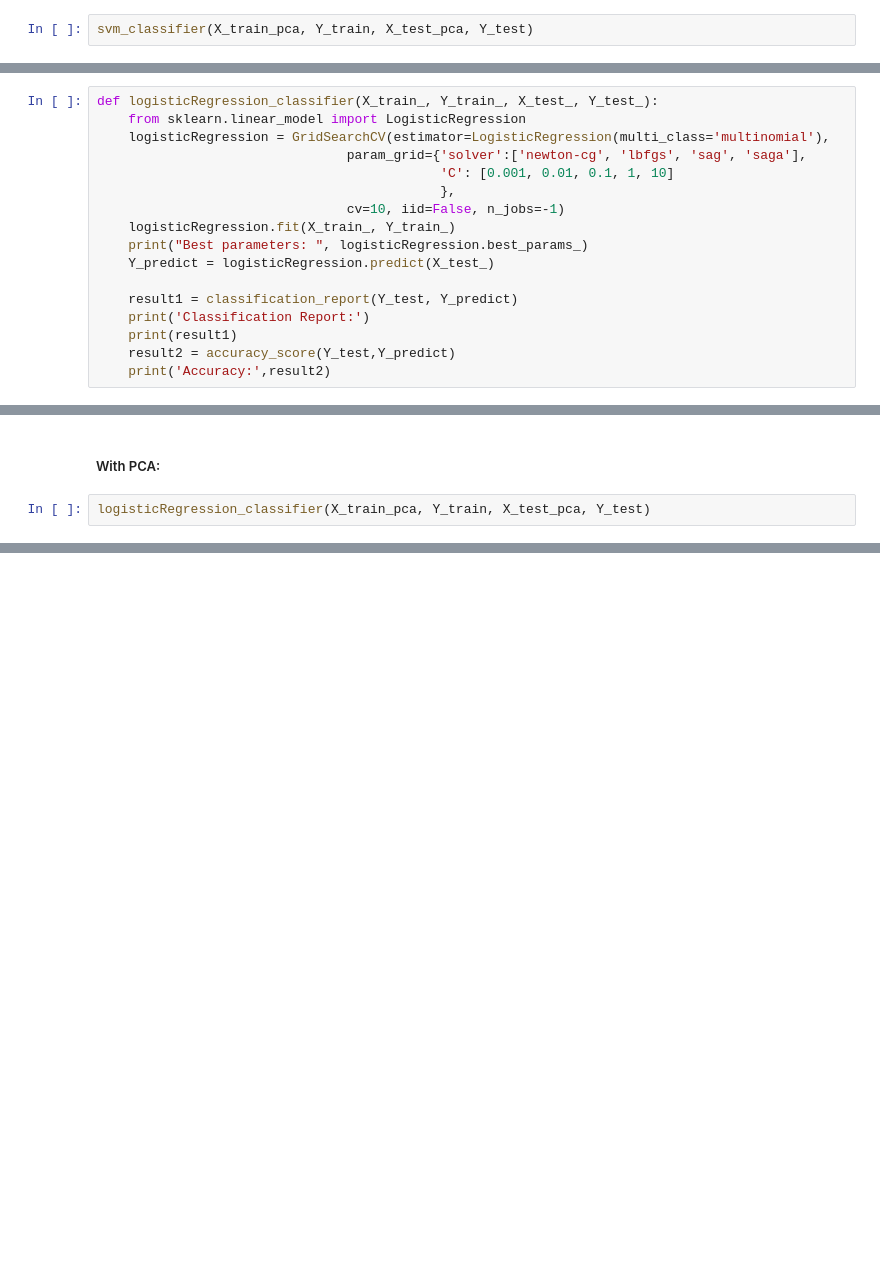
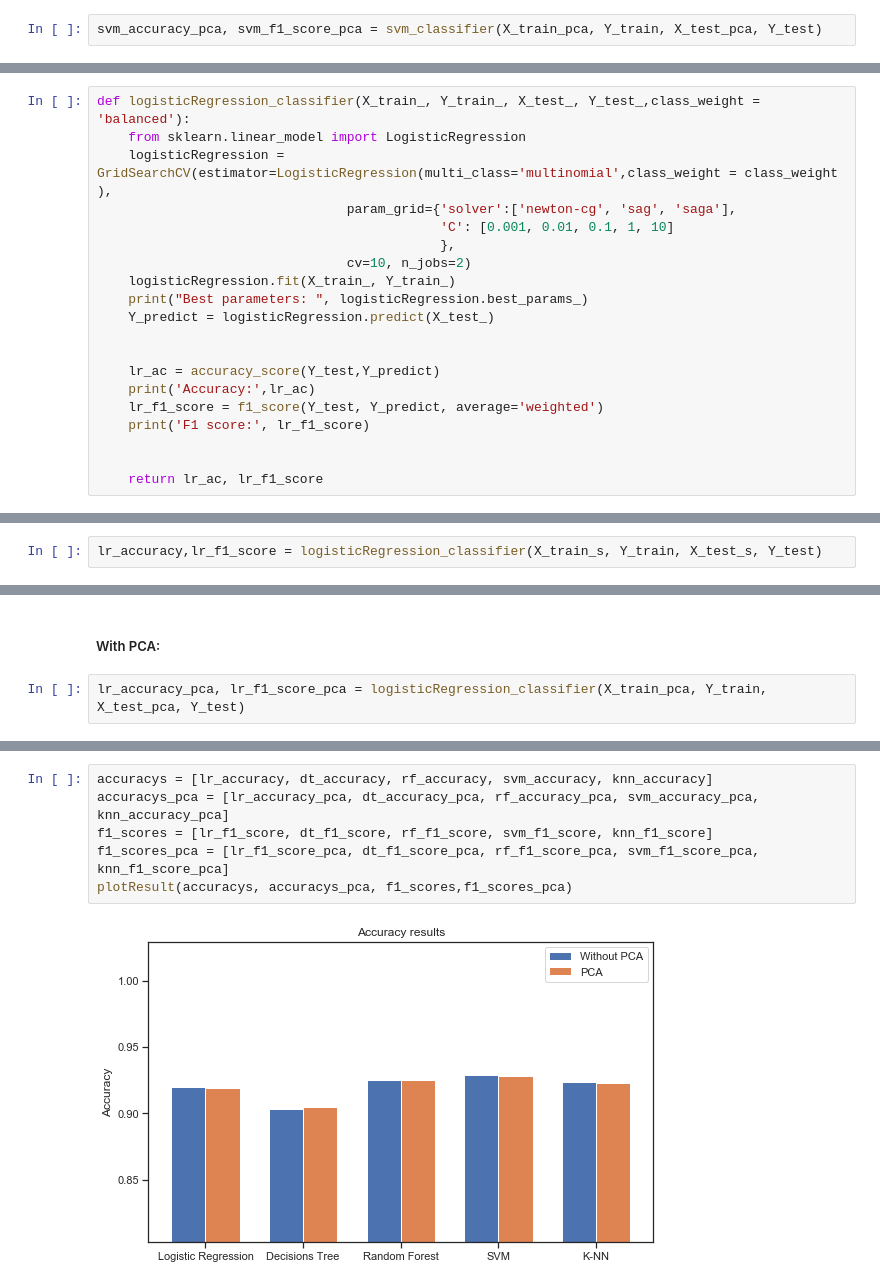
Before and after one commit to taba95/DataSpaces, a Jupyter notebook: Tesina.ipynb, the cells around one changed output, grey strips where cells are left out. Cells and saved outputs as stored; diff of their text form; blank space fills up the shorter version.

```diff
--- a/Tesina.ipynb
+++ b/Tesina.ipynb
@@ -572,5 +590,5 @@ Accuracy: 0.9298753339269813
 # %% [markdown]
 ##### With PCA:
 # %%
-svm_classifier(X_train_pca, Y_train, X_test_pca, Y_test)
+svm_accuracy_pca, svm_f1_score_pca = svm_classifier(X_train_pca, Y_train, X_test_pca, Y_test)
 # %% [output]
@@ -596,19 +616,22 @@ Logistic Regression
 # %%
-def logisticRegression_classifier(X_train_, Y_train_, X_test_, Y_test_):
+def logisticRegression_classifier(X_train_, Y_train_, X_test_, Y_test_,class_weight = 'balanced'):
     from sklearn.linear_model import LogisticRegression
-    logisticRegression = GridSearchCV(estimator=LogisticRegression(multi_class='multinomial'),
-                                param_grid={'solver':['newton-cg', 'lbfgs', 'sag', 'saga'],
+    logisticRegression = GridSearchCV(estimator=LogisticRegression(multi_class='multinomial',class_weight = class_weight ),
+                                param_grid={'solver':['newton-cg', 'sag', 'saga'],
                                             'C': [0.001, 0.01, 0.1, 1, 10]
                                             },
-                                cv=10, iid=False, n_jobs=-1)
+                                cv=10, n_jobs=2)
     logisticRegression.fit(X_train_, Y_train_)
     print("Best parameters: ", logisticRegression.best_params_)
     Y_predict = logisticRegression.predict(X_test_)
 
-    result1 = classification_report(Y_test, Y_predict)
-    print('Classification Report:')
-    print(result1)
-    result2 = accuracy_score(Y_test,Y_predict)
-    print('Accuracy:',result2)
+
+    lr_ac = accuracy_score(Y_test,Y_predict)
+    print('Accuracy:',lr_ac)
+    lr_f1_score = f1_score(Y_test, Y_predict, average='weighted')
+    print('F1 score:', lr_f1_score)
+
+
+    return lr_ac, lr_f1_score
 # %% [markdown]
 ##### Without PCA:
@@ -634,0 +638,2 @@ Accuracy: 0.92520035618878
+# %%
+lr_accuracy,lr_f1_score = logisticRegression_classifier(X_train_s, Y_train, X_test_s, Y_test)
@@ -635,5 +644,5 @@ Accuracy: 0.92520035618878
 # %% [markdown]
 ##### With PCA:
 # %%
-logisticRegression_classifier(X_train_pca, Y_train, X_test_pca, Y_test)
+lr_accuracy_pca, lr_f1_score_pca = logisticRegression_classifier(X_train_pca, Y_train, X_test_pca, Y_test)
 # %% [output]
@@ -656,0 +696,8 @@ Accuracy: 0.9231967943009796
+# %%
+accuracys = [lr_accuracy, dt_accuracy, rf_accuracy, svm_accuracy, knn_accuracy]
+accuracys_pca = [lr_accuracy_pca, dt_accuracy_pca, rf_accuracy_pca, svm_accuracy_pca, knn_accuracy_pca]
+f1_scores = [lr_f1_score, dt_f1_score, rf_f1_score, svm_f1_score, knn_f1_score]
+f1_scores_pca = [lr_f1_score_pca, dt_f1_score_pca, rf_f1_score_pca, svm_f1_score_pca, knn_f1_score_pca]
+plotResult(accuracys, accuracys_pca, f1_scores,f1_scores_pca)
+# %% [output]
+[figure, added]
```
Also changed, not shown: parts of 56 cells of this notebook.
